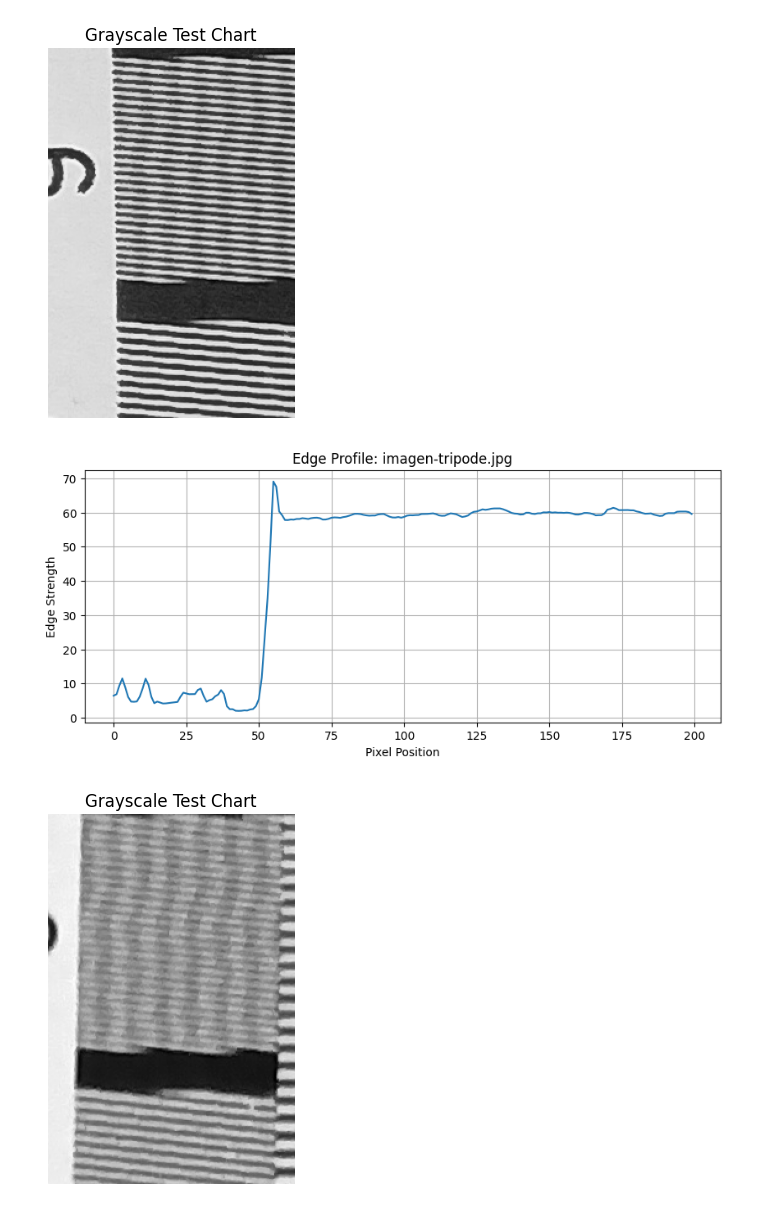
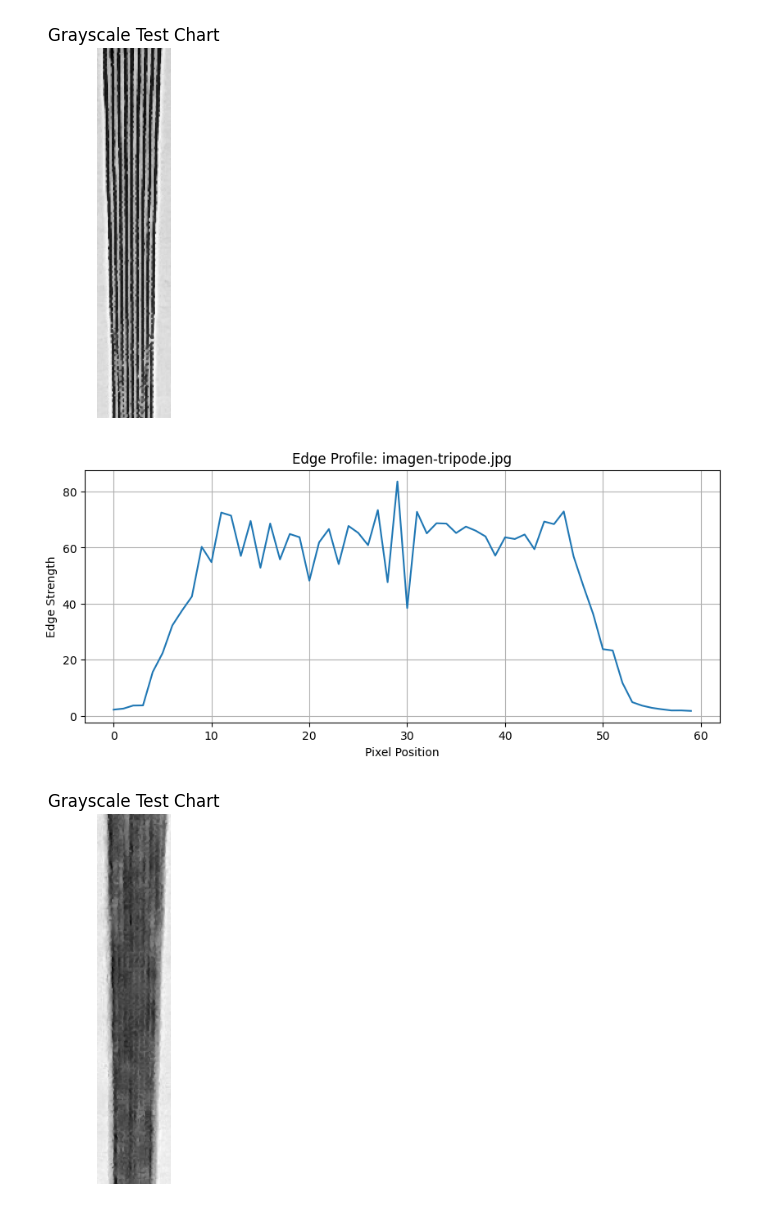
Before and after one commit to lgazzaneo/PDI_TP1, a Jupyter notebook: Pto3.ipynb, the cells around one changed output. Drawn from its saved outputs; the diff is of its cells as text; code cells hidden in the pictures.

```diff
--- a/Pto3.ipynb
+++ b/Pto3.ipynb
@@ -25,36 +25,49 @@ def estimate_resolution(image_path, crop_coords, physical_width_mm):
     plt.show()
 
     plt.figure(figsize=(10, 4))
     plt.plot(profile)
     plt.title(f"Edge Profile: {image_path}")
     plt.xlabel("Pixel Position")
     plt.ylabel("Edge Strength")
     plt.grid(True)
     plt.show()
 
     return lp_per_mm
 
-crop_coords = (1500, 1800, 2800, 3000)  # TODO: ajustar bien las coords
-physical_width_mm = 10              # Ancho físico del área analizada
+crop_coords = (800, 1100, 1985, 2045)  # TODO: ajustar bien las coords
+crop_coords_2 = (760, 1060, 1920, 1980)
+physical_width_mm = 3                  # Ancho físico del área analizada
 
 # Comparación entre cámara fija y en mano
 res_fija = estimate_resolution('imagen-tripode.jpg', crop_coords, physical_width_mm)
-res_mano = estimate_resolution('imagen-camara.jpg', crop_coords, physical_width_mm)
+res_mano = estimate_resolution('imagen-camara.jpg', crop_coords_2, physical_width_mm)
 
 # Resolución comercial
 res_comercial_lpmm = 250  # TODO: ajustar con los settings de la camara
 
 # Resultados
 print(f"Resolución cámara fija: {res_fija:.2f} lp/mm")
 print(f"Resolución cámara en mano: {res_mano:.2f} lp/mm")
 print(f"Resolución comercial declarada: {res_comercial_lpmm:.2f} lp/mm")
 
 # Conclusión preliminar
 if res_fija > res_mano:
     print("✅ La cámara fija ofrece mayor resolución efectiva que la cámara en mano.")
 else:
     print("⚠️ La cámara en mano supera o iguala la resolución de la cámara fija, lo cual puede indicar problemas en el experimento.")
+
+print("""
+Conclusiones:
+""")
+
+print("""Se puede ver que en las coordendas identificadas, la parte de la foto tomada con tripode se ve mucho mejor que la parte
+tomada por la camara a mano, se ve que es mucho mas borrosa que la imagen tomada con tripode, esto se puede deber a los
+movimientos involuntarios del fotografo al sacar la imagen, lo que no pasaria utilizando un tripode.
+
+La camara es de un Motorola G54 5G que tiene una camara de 50MP, la cual calcumos seria de 250 lp/mm, la gran diferencia
+entre los resultados obtenidos y las espicificaciones de la camara, se puede deber a que la lente, pudiera estar
+rayada o sucia, quiza tambien involucrado que podria haber habido mala iluminacion.""")
 # %% [output]
-[figure, old version]
+[figure, new version]
-[figure, old version]
+[figure, new version]
-[figure, old version]
+[figure, new version]
```
Also changed, not shown: parts of 1 cell of this notebook.
